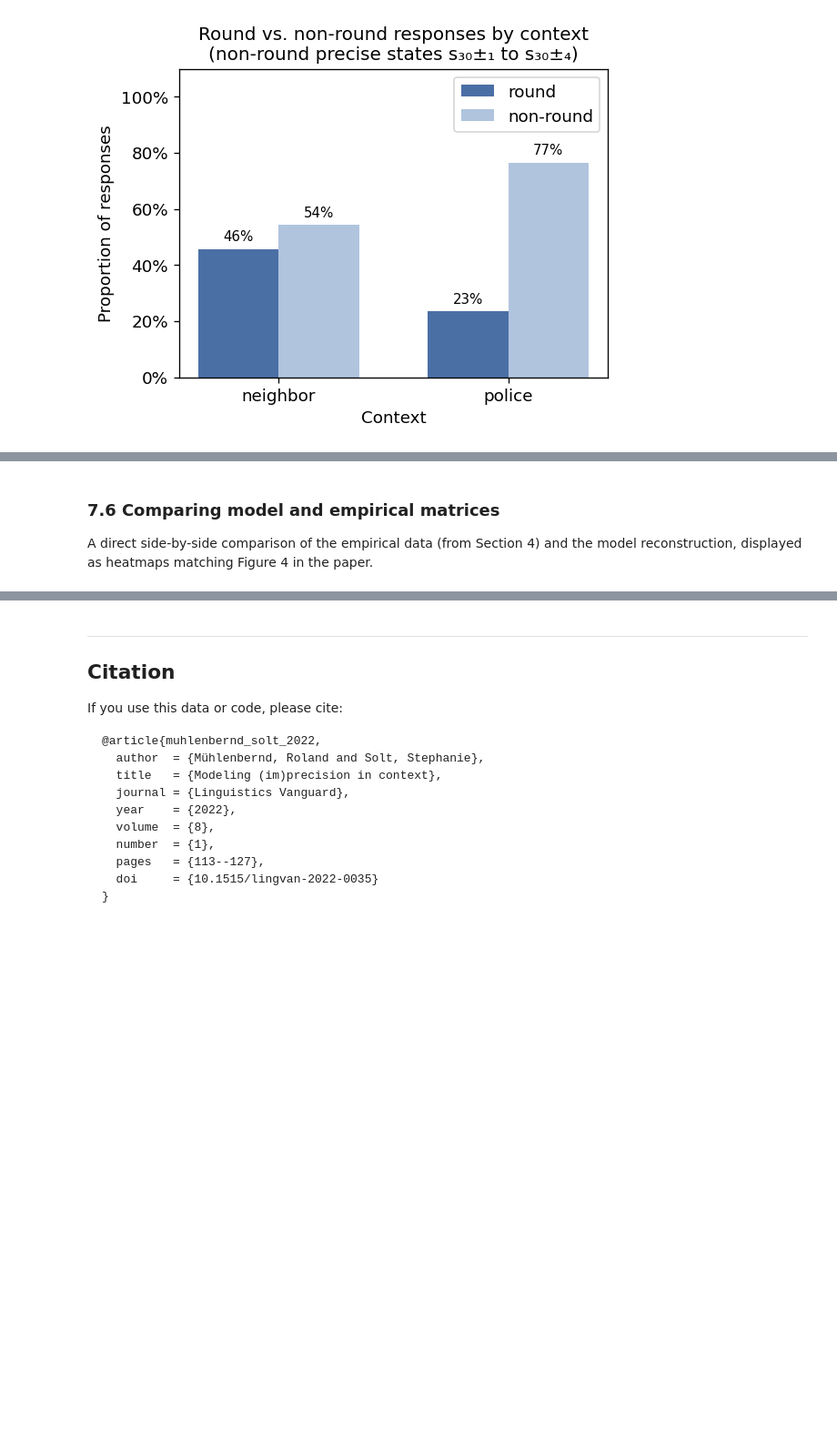
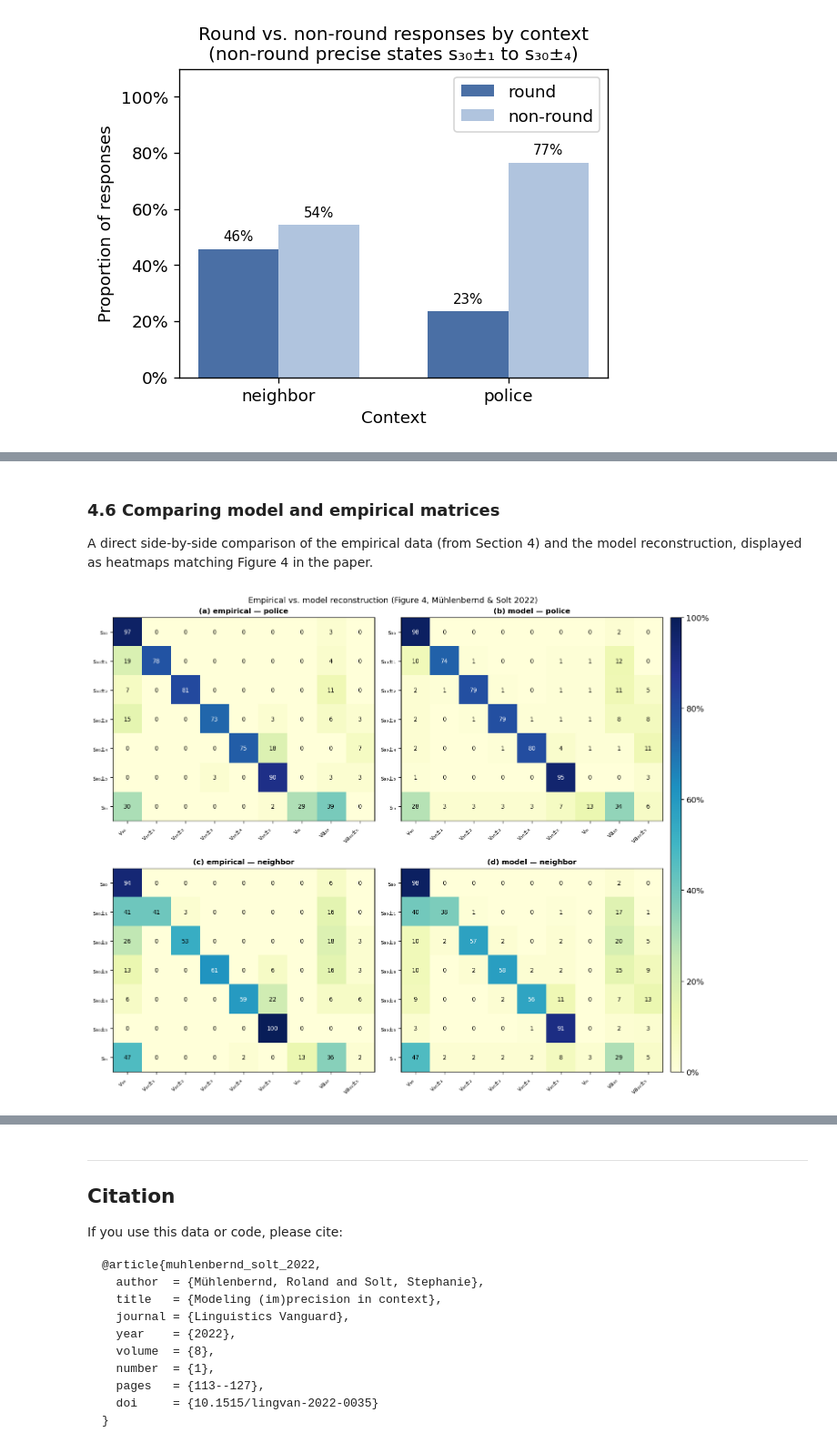
Before and after one commit to muehlenbernd/imprecision-in-context, a Jupyter notebook: notebooks/01_imprecision.ipynb, the cells around one changed output, grey strips where cells are left out. Shown at 91% size. Drawn from its saved outputs; the diff is of its cells as text; code cells hidden in the pictures; blank space fills up the shorter version.

Commit message:
Fix model package init, update notebook and analysis

```diff
--- a/notebooks/01_imprecision.ipynb
+++ b/notebooks/01_imprecision.ipynb
@@ -427,5 +511,5 @@ display(model_neighbor)
 # %% [markdown]
-### 7.6 Comparing model and empirical matrices
+### 4.6 Comparing model and empirical matrices
 
 A direct side-by-side comparison of the empirical data (from Section 4) and the model reconstruction, displayed as heatmaps matching Figure 4 in the paper.
 # %%
@@ -477,34 +561,35 @@ panels = [
 ]
 
 last_im = None
 for left, bottom, data, title in panels:
     ax = fig.add_axes([left, bottom, aw, ah])
     im = ax.imshow(data, aspect='equal', cmap=cmap, vmin=0, vmax=1)
     last_im = im
     for i in range(data.shape[0]):
         for j in range(data.shape[1]):
             pct = int(round(data[i, j] * 100))
-            if pct > 0:
-                color = 'white' if data[i, j] > 0.55 else 'black'
-                ax.text(j, i, str(pct), ha='center', va='center',
+            color = 'white' if data[i, j] > 0.55 else 'black'
+            ax.text(j, i, str(pct), ha='center', va='center',
                         fontsize=8, color=color)
     ax.set_xticks(range(n_cols_m))
     ax.set_xticklabels(RESPONSE_LABELS, rotation=45, ha='right', fontsize=8)
     ax.set_yticks(range(n_rows_m))
     ax.set_yticklabels(MODEL_STATE_LABELS, fontsize=8)
     ax.set_title(title, fontsize=10, fontweight='bold')
 
 # Colorbar spanning both rows
 cbar_left   = (left_pad + 2*ax_w + gap_col + 0.15) / fig_w
 cbar_bottom = b_bot
 cbar_height = ah*2 + gh
 cax = fig.add_axes([cbar_left, cbar_bottom, 0.2/fig_w, cbar_height])
 cbar = fig.colorbar(last_im, cax=cax)
 cbar.set_ticks([0, 0.2, 0.4, 0.6, 0.8, 1.0])
 cbar.set_ticklabels(['0%', '20%', '40%', '60%', '80%', '100%'])
 
 fig.suptitle('Empirical vs. model reconstruction (Figure 4, Mühlenbernd & Solt 2022)',
              fontsize=11, y=0.99)
 plt.savefig('../figures/figure4_model_comparison.png', bbox_inches='tight', dpi=150)
 plt.show()
+# %% [output]
+[figure, added]
 # %% [markdown]
```
Also changed, not shown: parts of 18 cells of this notebook, 4 other files.
